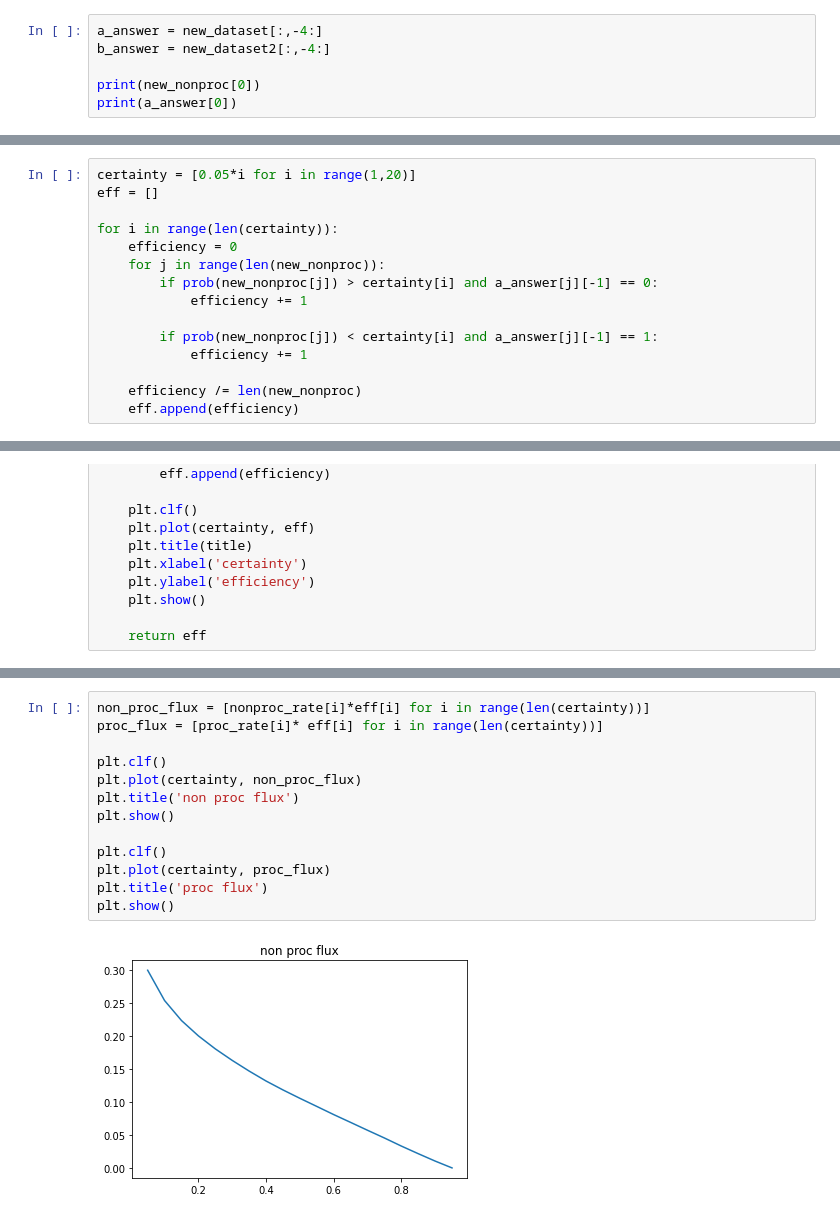
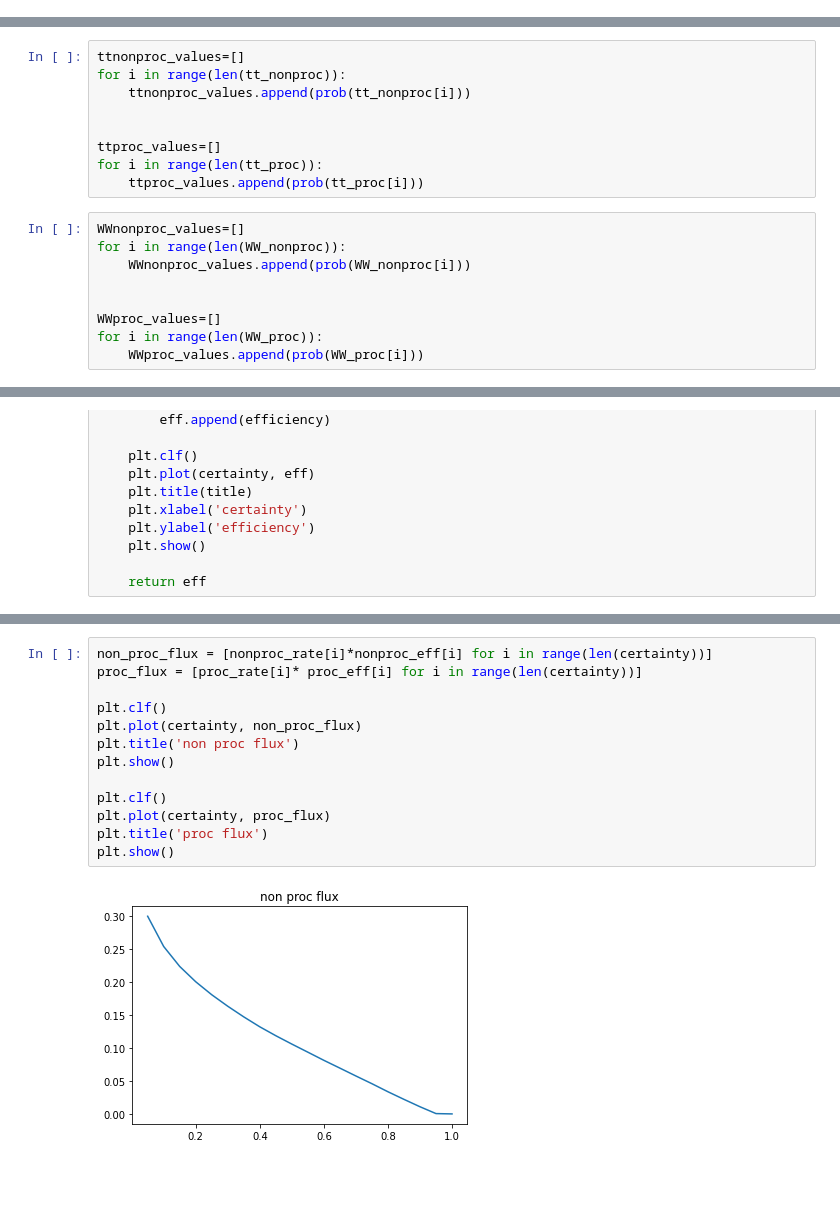
Before and after one commit to dan-bernard/Higgs, a Jupyter notebook: Higgs_rate.ipynb, the cells around one changed output, grey strips where cells are left out. Drawn from its saved outputs; the diff is of its cells as text; blank space fills up the shorter version.

```diff
--- a/Higgs_rate.ipynb
+++ b/Higgs_rate.ipynb
@@ -217,6 +390,0 @@ new_proc = proc_model.predict(b)
-# %%
-a_answer = new_dataset[:,-4:]
-b_answer = new_dataset2[:,-4:]
-
-print(new_nonproc[0])
-print(a_answer[0])
@@ -258,0 +524,18 @@ plt.show()
+# %%
+ttnonproc_values=[]
+for i in range(len(tt_nonproc)):
+    ttnonproc_values.append(prob(tt_nonproc[i]))
+
+
+ttproc_values=[]
+for i in range(len(tt_proc)):
+    ttproc_values.append(prob(tt_proc[i]))
+# %%
+WWnonproc_values=[]
+for i in range(len(WW_nonproc)):
+    WWnonproc_values.append(prob(WW_nonproc[i]))
+
+
+WWproc_values=[]
+for i in range(len(WW_proc)):
+    WWproc_values.append(prob(WW_proc[i]))
@@ -274,18 +612,3 @@ pre-training2
-# %%
-certainty = [0.05*i for i in range(1,20)]
-eff = []
-
-for i in range(len(certainty)):
-    efficiency = 0
-    for j in range(len(new_nonproc)):
-        if prob(new_nonproc[j]) > certainty[i] and a_answer[j][-1] == 0:
-            efficiency += 1
-
-        if prob(new_nonproc[j]) < certainty[i] and a_answer[j][-1] == 1:
-            efficiency += 1
-
-    efficiency /= len(new_nonproc)
-    eff.append(efficiency)
 # %%
 certainty = [0.05*i for i in range(1,21)]
 
@@ -385,15 +702,15 @@ plt.show()
 # %%
-non_proc_flux = [nonproc_rate[i]*eff[i] for i in range(len(certainty))]
-proc_flux = [proc_rate[i]* eff[i] for i in range(len(certainty))]
+non_proc_flux = [nonproc_rate[i]*nonproc_eff[i] for i in range(len(certainty))]
+proc_flux = [proc_rate[i]* proc_eff[i] for i in range(len(certainty))]
 
 plt.clf()
 plt.plot(certainty, non_proc_flux)
 plt.title('non proc flux')
 plt.show()
 
 plt.clf()
 plt.plot(certainty, proc_flux)
 plt.title('proc flux')
 plt.show()
 # %% [output]
-[figure, old version]
+[figure, new version]
```
Also changed, not shown: parts of 34 cells of this notebook.
